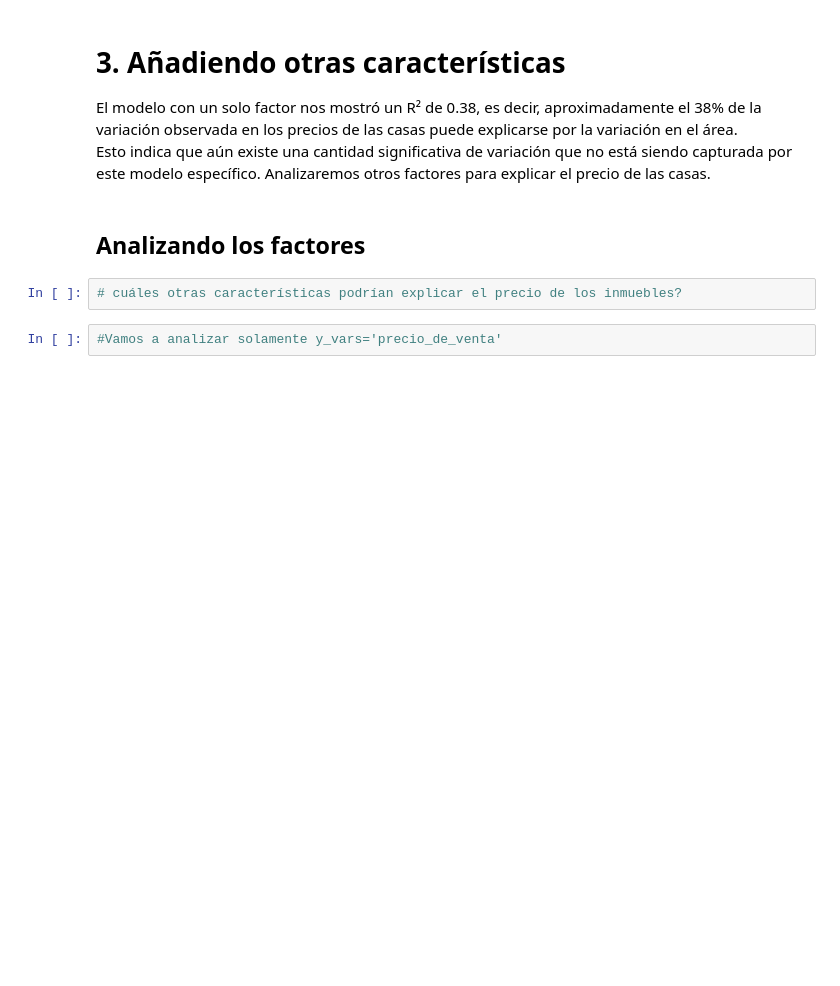
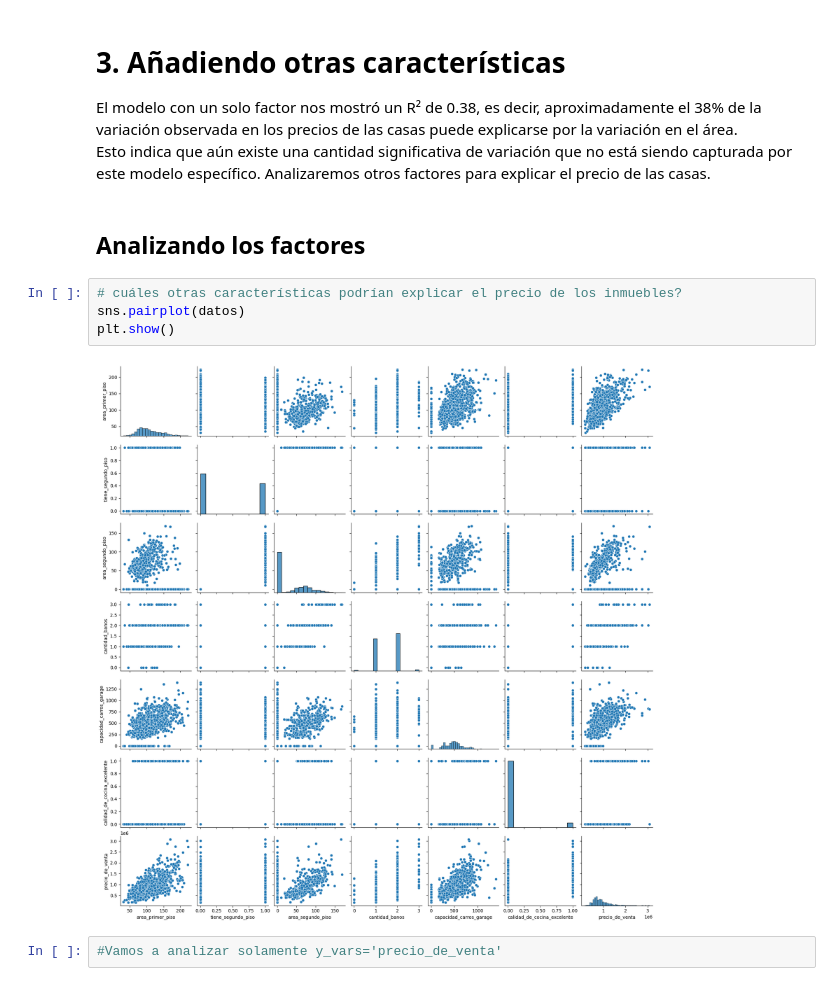
Before and after one commit to smringdesigns/Estadistica_Relaciones_con_Regresion_Lineal, a Jupyter notebook: precios_de_inmuebles_regresion_lineal.ipynb, the cells around one changed output. Drawn from its saved outputs; the diff is of its cells as text; blank space fills up the shorter version.

```diff
--- a/precios_de_inmuebles_regresion_lineal.ipynb
+++ b/precios_de_inmuebles_regresion_lineal.ipynb
@@ -289,6 +295,10 @@ Esto indica que aún existe una cantidad significativa de variación que no est
 ## Analizando los factores
 # %%
 # cuáles otras características podrían explicar el precio de los inmuebles?
+sns.pairplot(datos)
+plt.show()
+# %% [output]
+[figure, added]
 # %%
 #Vamos a analizar solamente y_vars='precio_de_venta'
 # %% [markdown]
```
Also changed, not shown: parts of 2 cells of this notebook.
